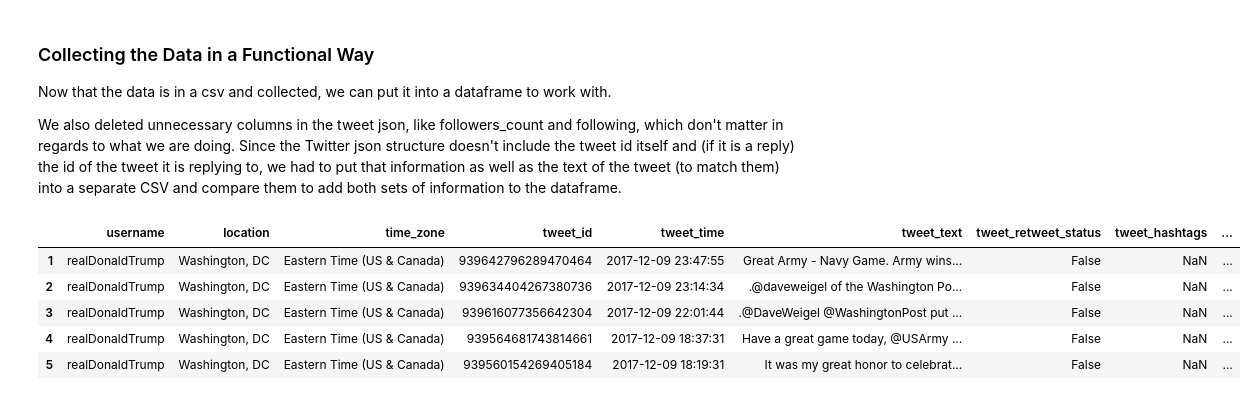
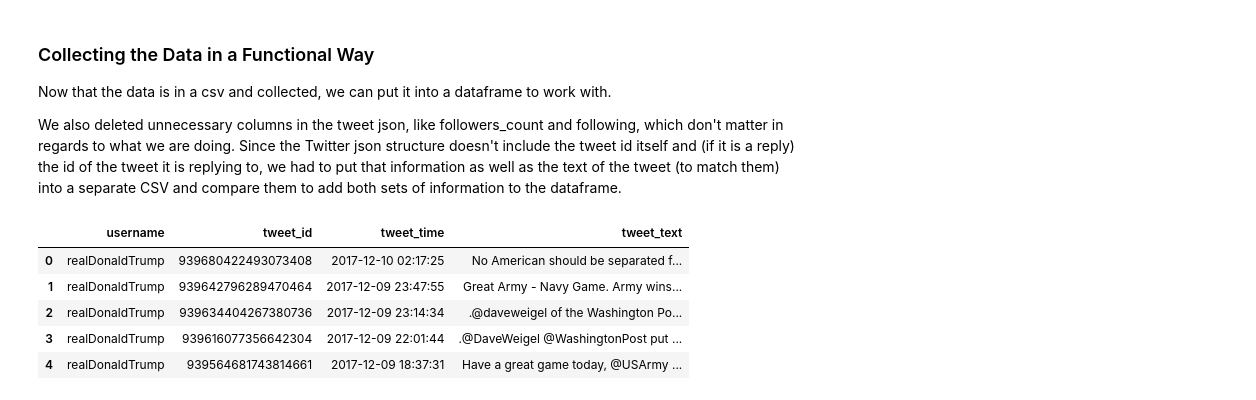
Before and after one commit to sarah-bullard/cmsc320-finalproject, a Jupyter notebook: cmsc320finalproject.ipynb, the cells around one changed output. Drawn from its saved outputs; the diff is of its cells as text; code cells hidden in the pictures.

```diff
--- a/cmsc320finalproject.ipynb
+++ b/cmsc320finalproject.ipynb
@@ -245,34 +269,40 @@ We also deleted unnecessary columns in the tweet json, like followers_count and
 # %%
 # The Donald Tweets
 data_donald = pd.read_csv("trump_tweets.csv")
 del data_donald["name"]
 del data_donald["followers_count"]
 del data_donald["listed_count"]
 del data_donald["following"]
 del data_donald["favorites"]
 del data_donald["verified"]
 del data_donald["default_profile"]
 del data_donald["statuses_count"]
 del data_donald["description"]
 del data_donald["geo_enabled"]
 del data_donald["contributors_enabled"]
 del data_donald["tweet_lat"]
 del data_donald["tweet_long"]
 del data_donald["tweet_source"]
 del data_donald["tweet_in_reply_to_screen_name"]
 del data_donald["tweet_direct_reply"]
 del data_donald["tweet_retweet_count"]
 del data_donald["tweet_favorite_count"]
 del data_donald["tweet_hashtags_count"]
 del data_donald["tweet_urls"]
 del data_donald["tweet_urls_count"]
+del data_donald["tweet_retweet_status"]
+del data_donald["tweet_hashtags"]
+del data_donald["tweet_user_mentions"]
+del data_donald["tweet_media_type"]
+del data_donald["tweet_contributors"]
 del data_donald["tweet_user_mentions_count"]
-data_donald=data_donald[1:15]
+del data_donald["location"]
+del data_donald["time_zone"]
 data_donald.head()
 # %% [output]
-|  | username | location | time_zone | tweet_id | tweet_time | tweet_text | tweet_retweet_status | tweet_hashtags | ... |
-| 1 | realDonaldTrump | Washington, DC | Eastern Time (US & Canada) | 939642796289470464 | 2017-12-09 23:47:55 | Great Army - Navy Game. Army wins... | False | NaN | ... |
-| 2 | realDonaldTrump | Washington, DC | Eastern Time (US & Canada) | 939634404267380736 | 2017-12-09 23:14:34 | .@daveweigel of the Washington Po... | False | NaN | ... |
-| 3 | realDonaldTrump | Washington, DC | Eastern Time (US & Canada) | 939616077356642304 | 2017-12-09 22:01:44 | .@DaveWeigel @WashingtonPost put ... | False | NaN | ... |
-| 4 | realDonaldTrump | Washington, DC | Eastern Time (US & Canada) | 939564681743814661 | 2017-12-09 18:37:31 | Have a great game today, @USArmy ... | False | NaN | ... |
-| 5 | realDonaldTrump | Washington, DC | Eastern Time (US & Canada) | 939560154269405184 | 2017-12-09 18:19:31 | It was my great honor to celebrat... | False | NaN | ... |
+|  | username | tweet_id | tweet_time | tweet_text |
+| 0 | realDonaldTrump | 939680422493073408 | 2017-12-10 02:17:25 | No American should be separated f... |
+| 1 | realDonaldTrump | 939642796289470464 | 2017-12-09 23:47:55 | Great Army - Navy Game. Army wins... |
+| 2 | realDonaldTrump | 939634404267380736 | 2017-12-09 23:14:34 | .@daveweigel of the Washington Po... |
+| 3 | realDonaldTrump | 939616077356642304 | 2017-12-09 22:01:44 | .@DaveWeigel @WashingtonPost put ... |
+| 4 | realDonaldTrump | 939564681743814661 | 2017-12-09 18:37:31 | Have a great game today, @USArmy ... |
```
Also changed, not shown: parts of 34 cells of this notebook.
